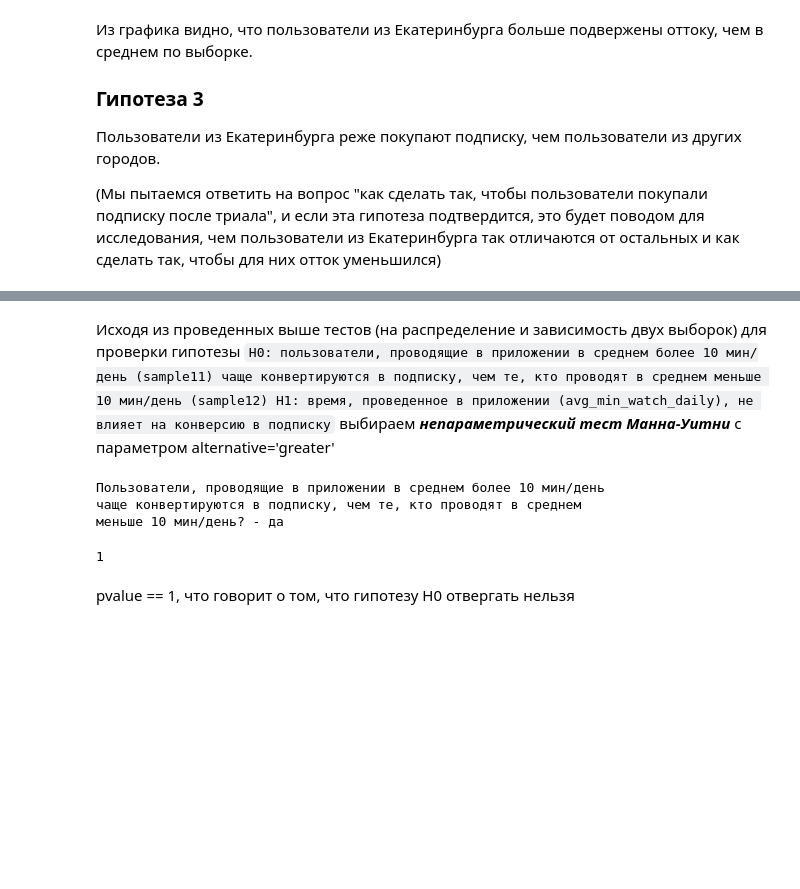
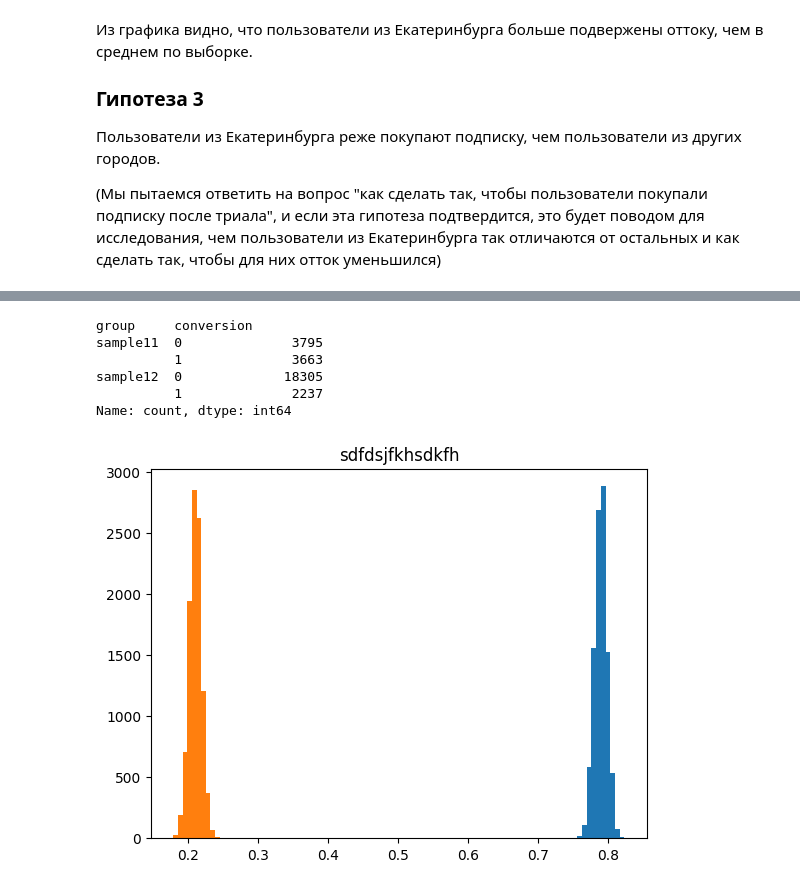
Before and after one commit to mariyakukhtinova-sys/dataton, a Jupyter notebook: dataton_EDA.ipynb, the cells around one changed output, grey strips where cells are left out. Cells and saved outputs as stored; diff of their text form; code cells hidden in the pictures; blank space fills up the shorter version.

```diff
--- a/dataton_EDA.ipynb
+++ b/dataton_EDA.ipynb
@@ -495,23 +337,45 @@ plt.show()
-# %% [markdown]
-Исходя из проведенных выше тестов (на распределение и зависимость двух выборок) для проверки гипотезы `H0: пользователи, проводящие в приложении в среднем более 10 мин/день (sample11) чаще конвертируются в подписку, чем те, кто проводят в среднем меньше 10 мин/день (sample12) H1: время, проведенное в приложении (avg_min_watch_daily), не влияет на конверсию в подписку` выбираем __*непараметрический тест Манна-Уитни*__ с параметром alternative='greater'
-# %%
-result = sts.mannwhitneyu(
-    sample11["churn"],
-    sample12["churn"],
-    alternative="greater",
-)
-
-check_hypothesis(
-    answ=("Пользователи, проводящие в приложении в среднем более 10 мин/день" +
-          "\nчаще конвертируются в подписку, чем те, кто проводят в среднем" +
-          "\nменьше 10 мин/день? - "),
-    pvalue=result.pvalue,
-    alpha=(1 - 0.95),
-)
-# %% [output]
-Пользователи, проводящие в приложении в среднем более 10 мин/день
-чаще конвертируются в подписку, чем те, кто проводят в среднем
-меньше 10 мин/день? - да
-1
-# %% [markdown]
-pvalue == 1, что говорит о том, что гипотезу H0 отвергать нельзя
+# %%
+# Формирование целевой выборки из генеральной совокупности
+
+sample1 = pd.DataFrame({
+    'group': np.where(
+        df['avg_min_watch_daily'] >= 10.,
+        'sample11',
+        'sample12'
+    ),
+    'conversion': np.where(
+        df['churn'] == 1, 0, 1
+    ),
+})
+
+sample1.value_counts().sort_index()
+# %% [output]
+group     conversion
+sample11  0              3795
+          1              3663
+sample12  0             18305
+          1              2237
+Name: count, dtype: int64
+# %%
+# Проверка на Центральня предельная теорема
+
+num = 10000
+mean_list1 = []
+mean_list = []
+while num:
+    mean_list1.append(df.sample(2000)['churn'].mean())
+    mean_list.append(sample1.sample(2000)['conversion'].mean())
+    num -= 1
+
+plt.hist(
+    pd.DataFrame({'mean': mean_list1}),  # подписать и описать
+)
+plt.hist(
+    pd.DataFrame({'mean': mean_list})  # подписать и описать
+)
+plt.title('sdfdsjfkhsdkfh')
+# plt.xticks('sdfdsjfkhsdkfh')
+# plt.yticks('sdfdsjfkhsdkfh')
+plt.show()
+# %% [output]
+[figure, added]
```
Also changed, not shown: parts of 27 cells of this notebook, 1 other file.
